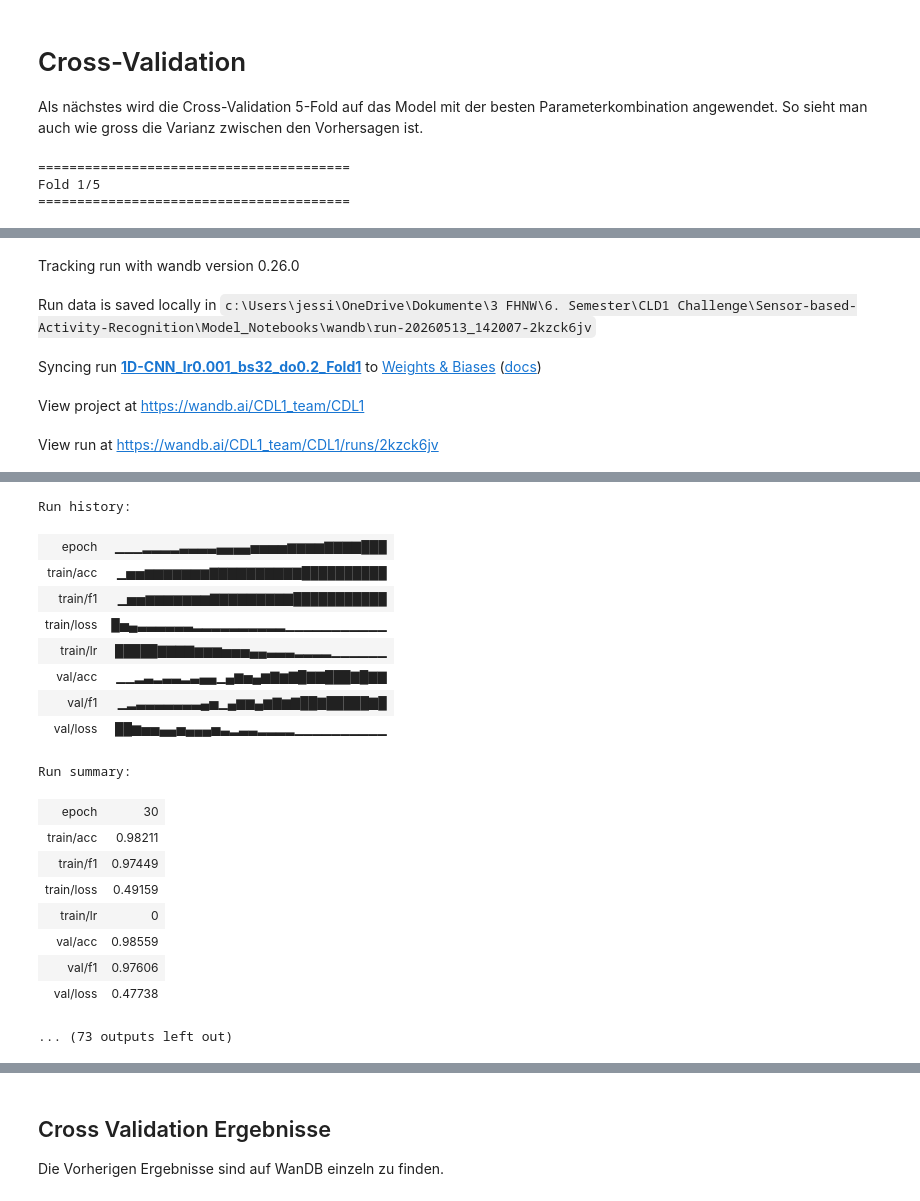
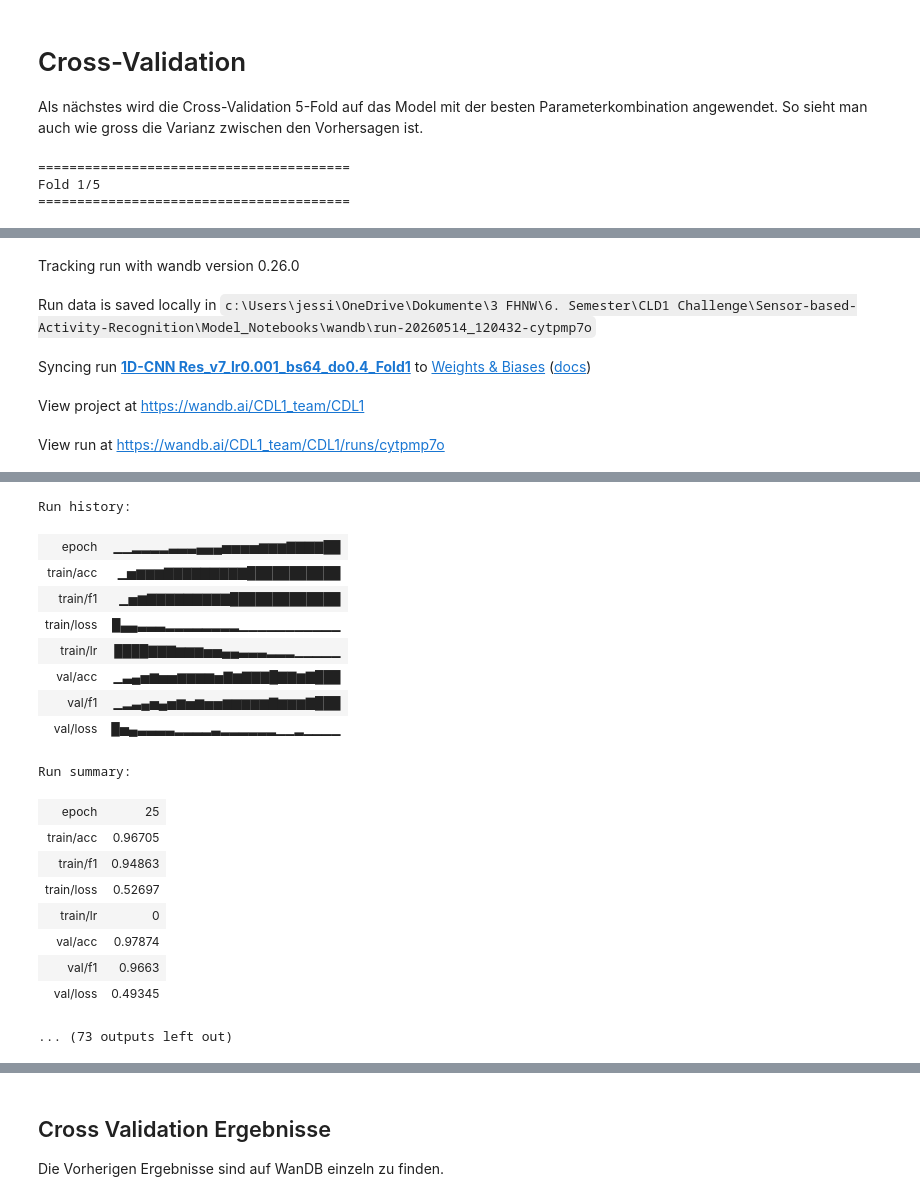
Before and after one commit to raphaelschuepbach/Sensor-based-Activity-Recognition, a Jupyter notebook: Model_Notebooks/Deep_Learning.ipynb, the cells around one changed output, grey strips where cells are left out. Saved outputs shown, nothing was run; the diff lists cells and outputs as text; code cells hidden in the pictures.

```diff
--- a/Model_Notebooks/Deep_Learning.ipynb
+++ b/Model_Notebooks/Deep_Learning.ipynb
@@ -394,17 +402,19 @@ def train(config, train_ds, test_ds, device, project="CDL1", model_class=CNN1D_R
 
     return model, history
 # %%
+set_seed(42)
+
 # windowing_size und step_size sind im sliding window der Datenbearbeitung vorhanden und dienen nur der Dokumentation
 config = {
-    "model": "1D-CNN_v6",
+    "model": "1D-CNN Res_v7",
     "window_size": 100,
     "step_size": 50,
-    "batch_size": 32,
+    "batch_size": 64,
     "lr": 0.001,
-    "epochs": 20,
+    "epochs": 25,
     "n_features": 13,
     "n_classes": len(le.classes_),
-    "dropout": 0.5
+    "dropout": 0.4
 }
 
 model, history = train(
@@ -546,0 +590,20 @@ Run summary:
+# %%
+# Top-3 anzeigen zur Übersicht
+for r in results[:3]:
+    print(f"lr={r['lr']}, bs={r['batch_size']}, do={r['dropout']} --> F1={r['best_val_f1']:.4f}")
+
+# Bestes Modell nehmen
+best_result = results[0]
+best_model = best_result["model"]
+
+test_loader = DataLoader(test_ds, batch_size=64, shuffle=False)
+
+# Confusion Matrix direkt plotten
+plot_confusion_matrix(
+    model = best_model,
+    loader = test_loader,
+    device = device,
+    class_names = le.classes_,
+    name = f"Confusion Matrix - lr{best_result['lr']}_bs{best_result['batch_size']}_do{best_result['dropout']}",
+    save_path = f"Confusion_Matrix/best_model Version 7 lr{best_result['lr']}_bs{best_result['batch_size']}_do{best_result['dropout']}.png"
+)
@@ -585,17 +669,16 @@ Als nächstes wird die Cross-Validation 5-Fold auf das Model mit der besten Para
 # %%
 from sklearn.model_selection import StratifiedKFold
 # %%
-
 best_config = {
-    "model":       "1D-CNN",
+    "model":       "1D-CNN Res_v7",
     "window_size": 100,
     "step_size":   50,
-    "epochs":      30,
+    "epochs":      25,
     "n_features":  13,
     "n_classes":   len(le.classes_),
     "lr":          0.001,
-    "batch_size":  32,
-    "dropout":     0.2,
+    "batch_size":  64,
+    "dropout":     0.4,
 }
 
 skf = StratifiedKFold(n_splits=5, shuffle=True, random_state=42)
@@ -613,7 +696,7 @@ for fold, (train_idx, val_idx) in enumerate(skf.split(X_train_t, y_train_t), 1):
         test_ds = fold_val_ds,
         device = device,
         project = "CDL1",
-        model_class= CNN1D
+        model_class= CNN1D_Residual
     )
 
     best_f1  = max(e["f1"]  for e in history["val"])
@@ -623,59 +706,60 @@ for fold, (train_idx, val_idx) in enumerate(skf.split(X_train_t, y_train_t), 1):
 
 print(f"\n{'='*40}\nFinales Modell (alle Trainingsdaten)\n{'='*40}")
 
+set_seed(42)
 final_model, final_history = train(
     config   = {**best_config, "fold": "final"},
     train_ds = TensorDataset(X_train_t, y_train_t),
     test_ds  = TensorDataset(X_test_t,  y_test_t),
     device   = device,
     project  = "CDL1",
 )
 
 final_f1  = max(e["f1"]  for e in final_history["val"])
 final_acc = max(e["acc"] for e in final_history["val"])
 
 f1s  = [r["f1"]  for r in fold_results]
 accs = [r["acc"] for r in fold_results]
 
 print("\n" + "="*40)
 print("ERGEBNIS")
 print("="*40)
 for r in fold_results:
     print(f"  Fold {r['fold']}: F1={r['f1']:.4f} | Acc={r['acc']:.4f}")
 print(f"{'─'*40}")
 print(f"  CV Mean:  F1={np.mean(f1s):.4f} | Acc={np.mean(accs):.4f}")
 print(f"  CV Std:   F1={np.std(f1s):.4f}  | Acc={np.std(accs):.4f}")
 print(f"{'─'*40}")
 print(f"  Final:    F1={final_f1:.4f} | Acc={final_acc:.4f}  ← Testset")
 # %% [output]
 ========================================
 Fold 1/5
 ========================================
 [interactive output not drawn]
 Tracking run with wandb version 0.26.0
-Run data is saved locally in c:\Users\jessi\OneDrive\Dokumente\3 FHNW\6. Semester\CLD1 Challenge\Sensor-based-Activity-Recognition\Model_Notebooks\wandb\run-20260513_142007-2kzck6jv
+Run data is saved locally in c:\Users\jessi\OneDrive\Dokumente\3 FHNW\6. Semester\CLD1 Challenge\Sensor-based-Activity-Recognition\Model_Notebooks\wandb\run-20260514_120432-cytpmp7o
-Syncing run 1D-CNN_lr0.001_bs32_do0.2_Fold1 to Weights & Biases (docs)
+Syncing run 1D-CNN Res_v7_lr0.001_bs64_do0.4_Fold1 to Weights & Biases (docs)
 View project at https://wandb.ai/CDL1_team/CDL1
-View run at https://wandb.ai/CDL1_team/CDL1/runs/2kzck6jv
+View run at https://wandb.ai/CDL1_team/CDL1/runs/cytpmp7o
 [interactive output not drawn]
 Run history:
-| epoch | ▁▁▁▂▂▂▂▃▃▃▃▄▄▄▄▅▅▅▅▆▆▆▆▇▇▇▇███ |
-| train/acc | ▁▅▅▆▆▆▆▆▆▆▇▇▇▇▇▇▇▇▇▇██████████ |
-| train/f1 | ▁▅▅▆▆▆▆▆▆▆▇▇▇▇▇▇▇▇▇███████████ |
-| train/loss | █▅▄▃▃▃▃▃▃▂▂▂▂▂▂▂▂▂▂▁▁▁▁▁▁▁▁▁▁▁ |
-| train/lr | █████▇▇▇▇▆▆▆▅▅▅▄▄▃▃▃▂▂▂▂▁▁▁▁▁▁ |
-| val/acc | ▁▁▂▃▂▃▃▂▃▄▄▁▄▆▅▄▆▇▆▇█▇▇███▇█▇▇ |
-| val/f1 | ▁▂▃▃▃▃▃▃▃▄▅▁▄▆▆▄▆▇▆▇██▇█████▇█ |
-| val/loss | ██▆▅▅▄▄▅▄▄▄▅▃▂▃▃▂▂▂▂▁▁▁▁▁▁▁▁▁▁ |
+| epoch | ▁▁▂▂▂▂▃▃▃▄▄▄▅▅▅▅▆▆▆▇▇▇▇██ |
+| train/acc | ▁▅▆▆▆▇▇▇▇▇▇▇▇▇███████████ |
+| train/f1 | ▁▅▆▇▇▇▇▇▇▇▇▇█████████████ |
+| train/loss | █▄▄▃▃▃▂▂▂▂▂▂▂▂▁▁▁▁▁▁▁▁▁▁▁ |
+| train/lr | ████▇▇▇▆▆▆▅▅▄▄▃▃▃▂▂▂▁▁▁▁▁ |
+| val/acc | ▁▃▄▅▆▅▅▆▆▆▆▅▇▆▇▇▇█▇▇▆▇███ |
+| val/f1 | ▁▂▃▄▅▄▅▆▅▆▅▅▆▆▆▆▆▇▆▆▆▇███ |
+| val/loss | █▅▄▃▃▃▃▂▂▂▂▃▂▂▂▂▂▂▁▁▂▁▁▁▁ |
 Run summary:
-| epoch | 30 |
-| train/acc | 0.98211 |
-| train/f1 | 0.97449 |
-| train/loss | 0.49159 |
+| epoch | 25 |
+| train/acc | 0.96705 |
+| train/f1 | 0.94863 |
+| train/loss | 0.52697 |
 | train/lr | 0 |
-| val/acc | 0.98559 |
-| val/f1 | 0.97606 |
-| val/loss | 0.47738 |
+| val/acc | 0.97874 |
+| val/f1 | 0.9663 |
+| val/loss | 0.49345 |
 ... (73 outputs left out)
 # %%
 print("\n" + "="*40)
```
Also changed, not shown: parts of 21 cells of this notebook, 4 other files.
